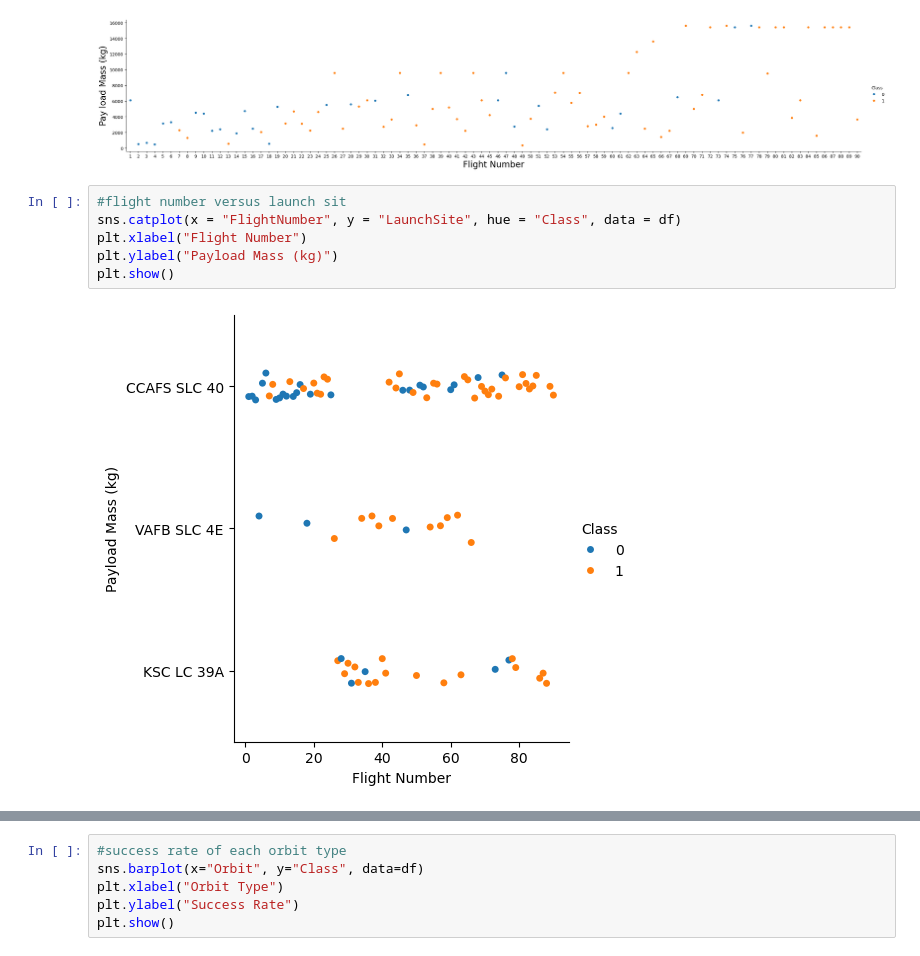
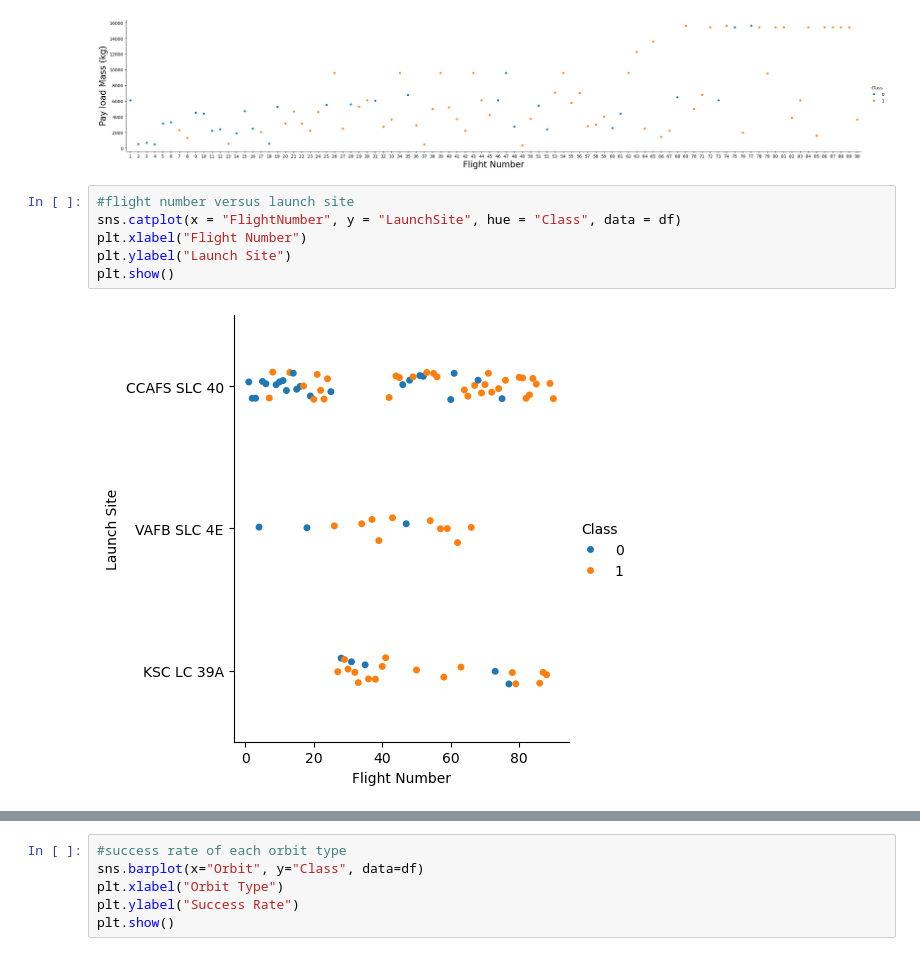
Before and after one commit to naraenp/coursera_portfolio, a Jupyter notebook: applied_ds_capstoneproj/ds_capstone.ipynb, the cells around one changed output, grey strips where cells are left out. Drawn from its saved outputs; the diff is of its cells as text.

```diff
--- a/applied_ds_capstoneproj/ds_capstone.ipynb
+++ b/applied_ds_capstoneproj/ds_capstone.ipynb
@@ -594,13 +594,13 @@ plt.show()
 # %% [output]
 [figure]
 # %%
-#flight number versus launch sit
+#flight number versus launch site
 sns.catplot(x = "FlightNumber", y = "LaunchSite", hue = "Class", data = df)
 plt.xlabel("Flight Number")
-plt.ylabel("Payload Mass (kg)")
+plt.ylabel("Launch Site")
 plt.show()
 # %% [output]
-[figure, old version]
+[figure, new version]
 # %%
 #payload mass vs launch site
 #flight number versus launch sit
```
Also changed, not shown: parts of 8 cells of this notebook, 1 other file.
